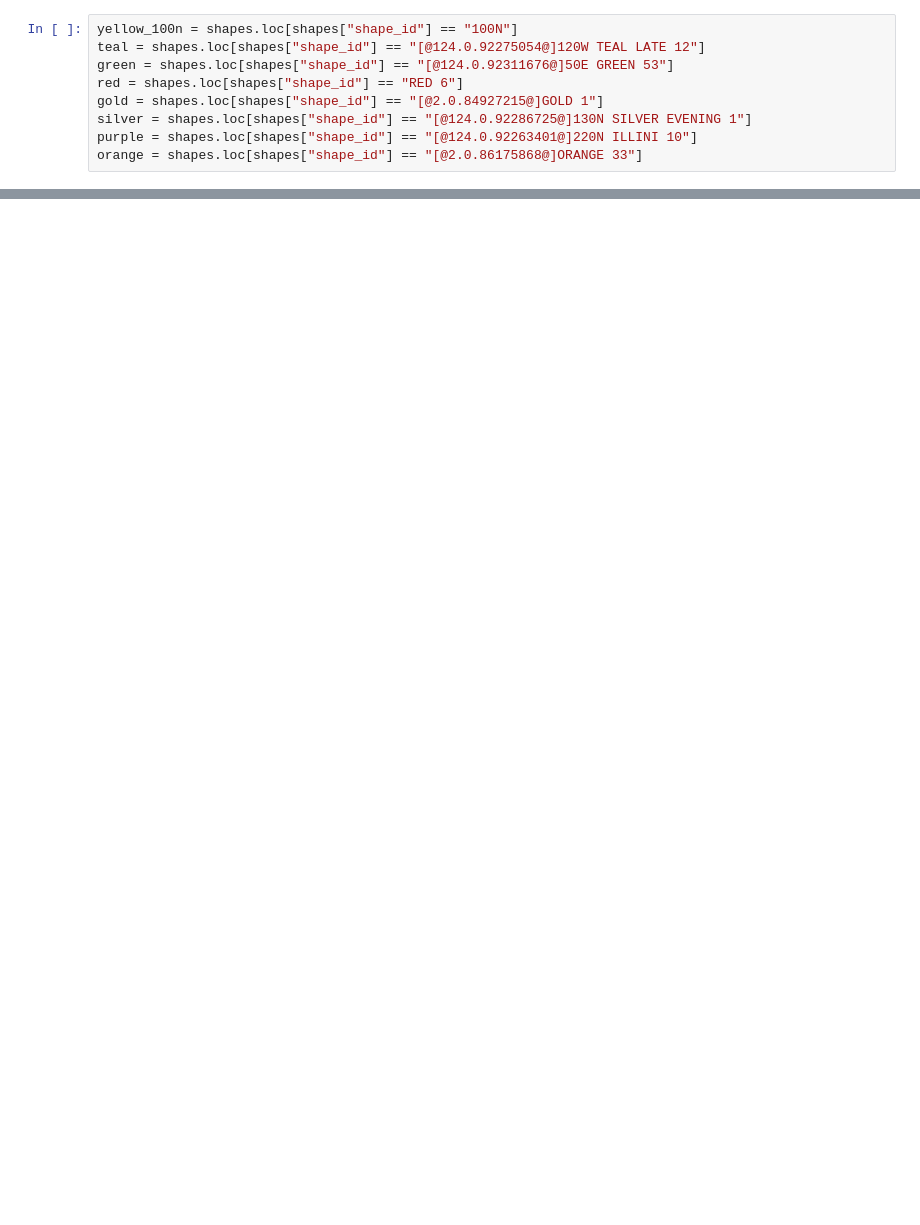
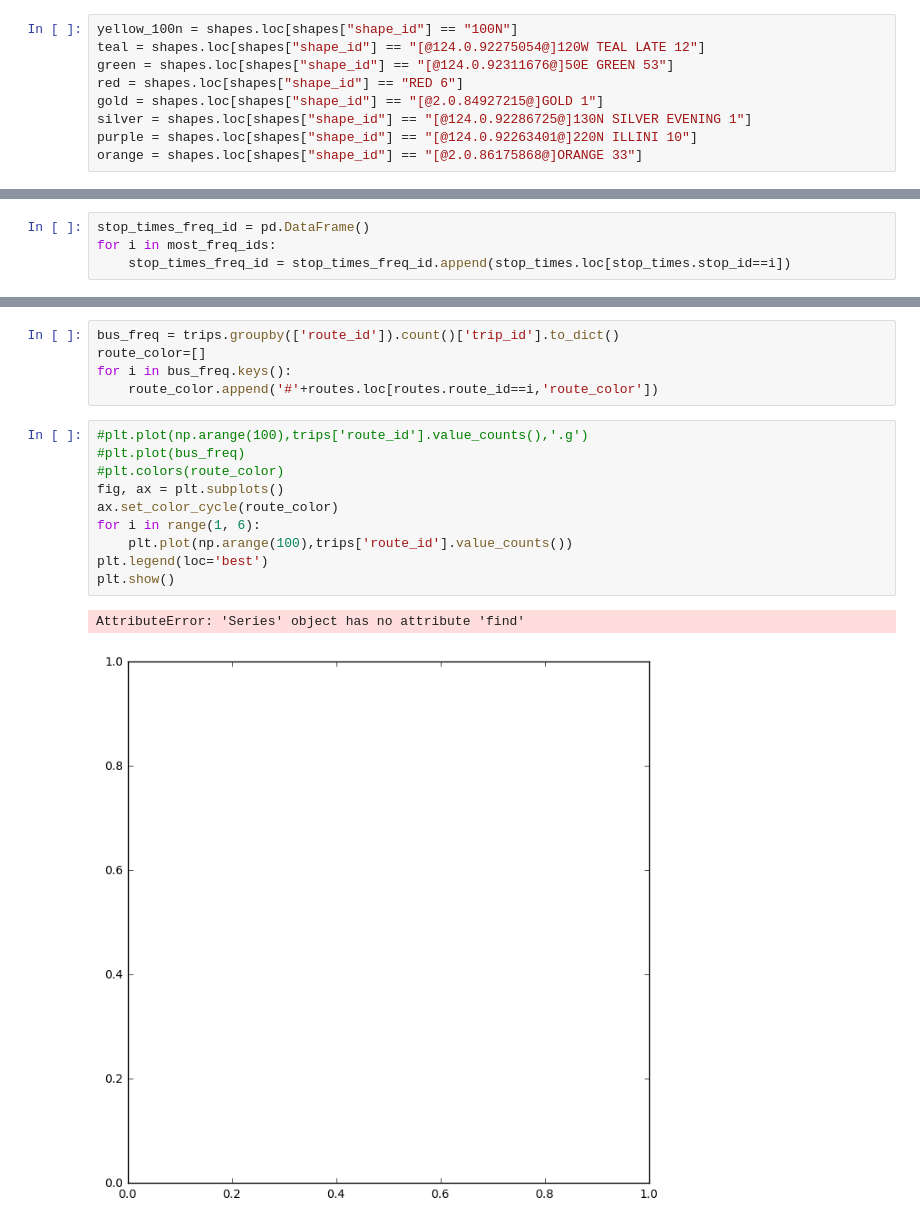
Before and after one commit to UIUC-iSchool-DataViz/project-spring2017, a Jupyter notebook: part1/part1.ipynb, the cells around one changed output, grey strips where cells are left out. Drawn from its saved outputs; the diff is of its cells as text; blank space fills up the shorter version.

```diff
--- a/part1/part1.ipynb
+++ b/part1/part1.ipynb
@@ -346,0 +521,4 @@ plt.ylabel("Latitude")
+# %%
+stop_times_freq_id = pd.DataFrame()
+for i in most_freq_ids:
+    stop_times_freq_id = stop_times_freq_id.append(stop_times.loc[stop_times.stop_id==i])
@@ -346,0 +587,18 @@ plt.ylabel("Latitude")
+# %%
+bus_freq = trips.groupby(['route_id']).count()['trip_id'].to_dict()
+route_color=[]
+for i in bus_freq.keys():
+    route_color.append('#'+routes.loc[routes.route_id==i,'route_color'])
+# %%
+#plt.plot(np.arange(100),trips['route_id'].value_counts(),'.g')
+#plt.plot(bus_freq)
+#plt.colors(route_color)
+fig, ax = plt.subplots()
+ax.set_color_cycle(route_color)
+for i in range(1, 6):
+    plt.plot(np.arange(100),trips['route_id'].value_counts())
+plt.legend(loc='best')
+plt.show()
+# %% [output]
+AttributeError: 'Series' object has no attribute 'find'
+[figure, added]
```
Also changed, not shown: parts of 42 cells of this notebook, 3 other files.
